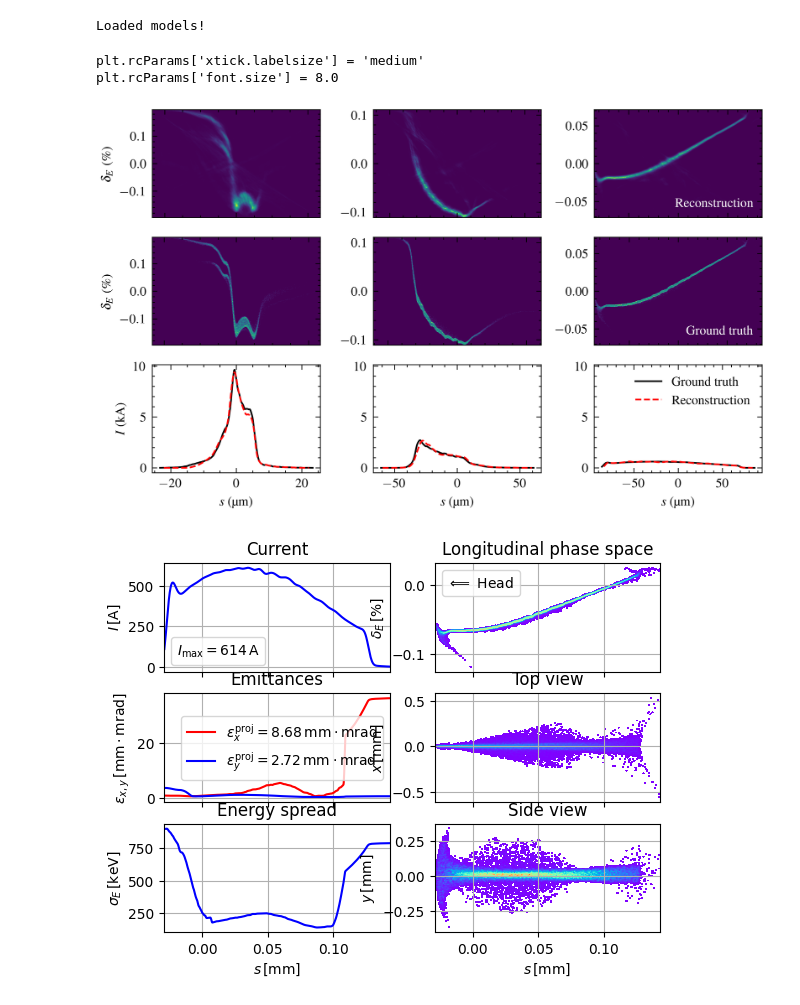
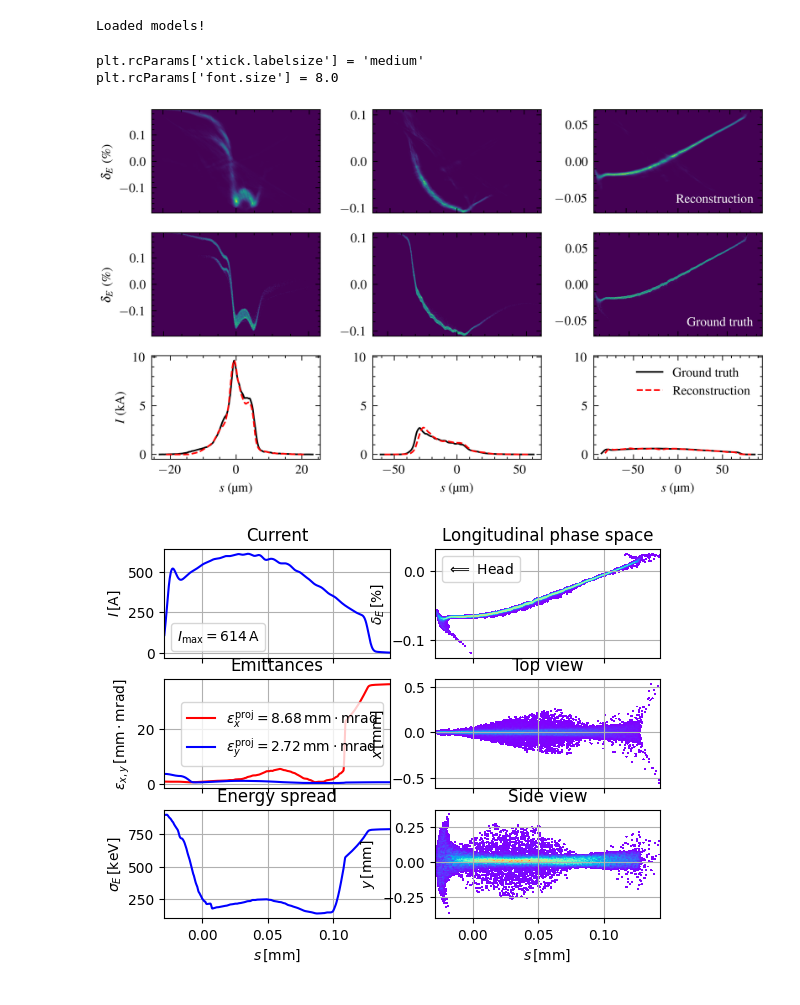
Before and after one commit to jank324/spectral-vd-euxfel, a Jupyter notebook: figures_dissertation.ipynb, the cells around one changed output. Saved outputs shown, nothing was run; the diff lists cells and outputs as text; code cells hidden in the pictures.

Commit message:
Fix figure dimensions

```diff
--- a/figures_dissertation.ipynb
+++ b/figures_dissertation.ipynb
@@ -89,7 +89,7 @@ print(f"{plt.rcParams['xtick.labelsize'] = }")
 print(f"{plt.rcParams['font.size'] = }")
 # print(f"{plt.rcParams = }")
 
-fig, axs = plt.subplots(3, len(samples), figsize=(426.9 / 72.72, 426.9 / 72.72 * 0.62))
+fig, axs = plt.subplots(3, len(samples), figsize=(426.79 / 72, 426.79 / 72 * 0.60))
 
 for i, sample in enumerate(samples):
     (_, _), (current_profile, bunch_length) = current_dataset_test[sample]
@@ -193,34 +193,34 @@ axs[0, len(samples) - 1].text(
     "Reconstruction",
     color="white",
     horizontalalignment="right",
     transform=axs[0, i].transAxes,
 )
 axs[1, len(samples) - 1].text(
     0.95,
     0.1,
     "Ground truth",
     color="white",
     horizontalalignment="right",
     transform=axs[1, i].transAxes,
 )
 axs[2, len(samples) - 1].legend()
 
 axs[2, 1].sharey(axs[2, 0])
 axs[2, 2].sharey(axs[2, 0])
 
 for ax in axs[0]:
     ax.set_xticklabels([])
 for ax in axs[1]:
     ax.set_xticklabels([])
 
 plt.tight_layout()
 # plt.subplots_adjust(wspace=0.4, hspace=0.3)
 fig.savefig("figures/dissertation_prediction_examples.pdf")
 plt.show()
 # %% [output]
 plt.rcParams['xtick.labelsize'] = 'medium'
 plt.rcParams['font.size'] = 8.0
-[figure, old version]
+[figure, new version]
 # %%
 from pathlib import Path
 
```
